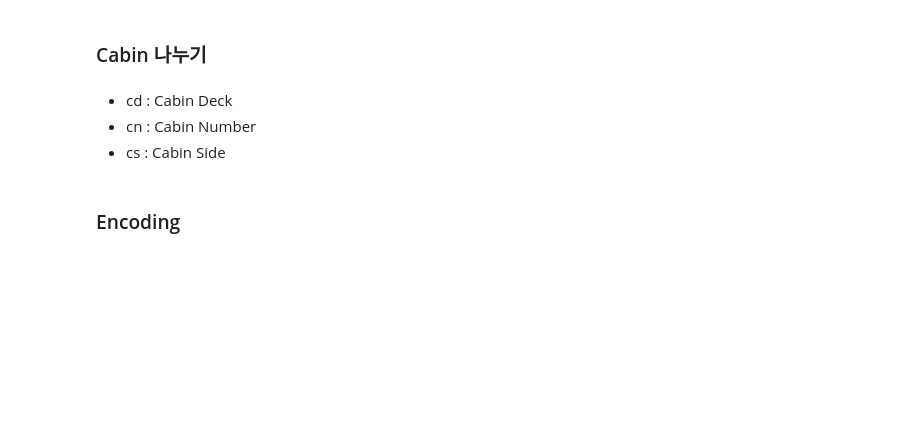
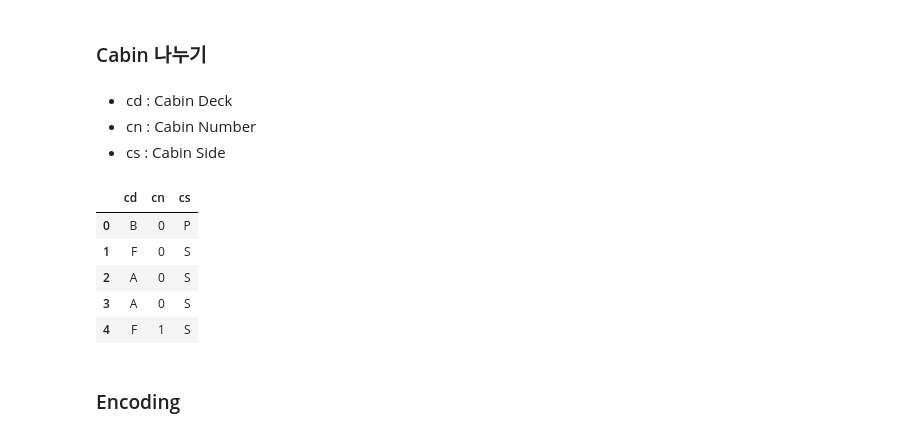
Before and after one commit to zerobbang/Kaggle_onboard_April, a Jupyter notebook: second.ipynb, the cells around one changed output. Cells and saved outputs as stored; diff of their text form; code cells hidden in the pictures; blank space fills up the shorter version.

```diff
--- a/second.ipynb
+++ b/second.ipynb
@@ -406,6 +406,15 @@ train['cs'] = train['Cabin'].str.split('/').str[2]
 test['cd'] = test['Cabin'].str.split('/').str[0]
 test['cn'] = test['Cabin'].str.split('/').str[1]
 test['cs'] = test['Cabin'].str.split('/').str[2]
+# %%
+train[['cd','cn','cs']].head()
+# %% [output]
+|  | cd | cn | cs |
+| 0 | B | 0 | P |
+| 1 | F | 0 | S |
+| 2 | A | 0 | S |
+| 3 | A | 0 | S |
+| 4 | F | 1 | S |
 # %% [markdown]
 ### Encoding
 # %% [markdown]
```
Also changed, not shown: parts of 2 cells of this notebook.
